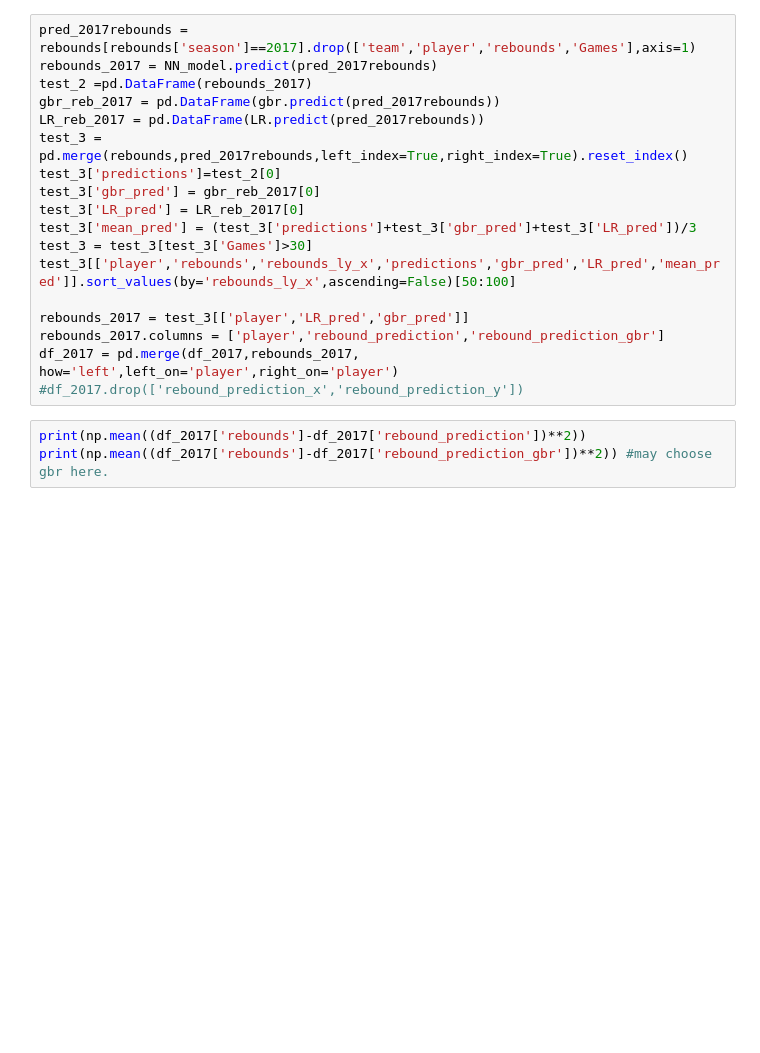
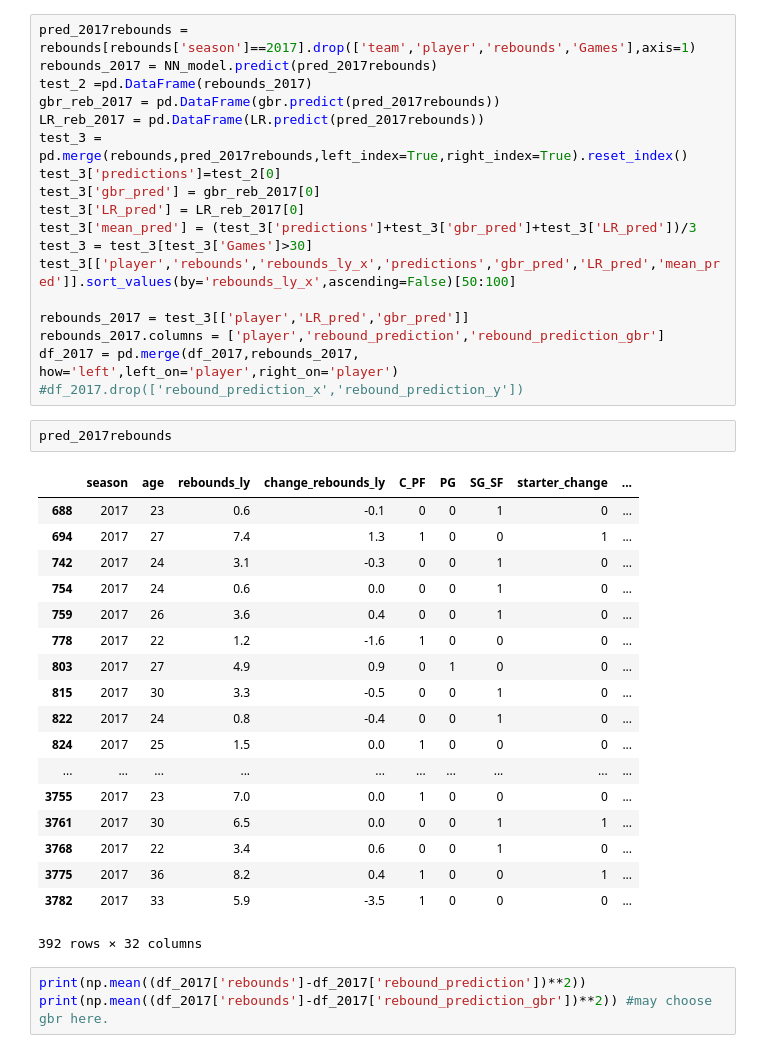
Before and after one commit to RCheer3/Fantasy-Basketball-Capstone-Project, a Jupyter notebook: src/Creating ranking system.ipynb, the cells around one changed output. Drawn from its saved outputs; the diff is of its cells as text; blank space fills up the shorter version.

```diff
--- a/src/Creating ranking system.ipynb
+++ b/src/Creating ranking system.ipynb
@@ -1006,6 +1006,27 @@ rebounds_2017 = test_3[['player','LR_pred','gbr_pred']]
 rebounds_2017.columns = ['player','rebound_prediction','rebound_prediction_gbr']
 df_2017 = pd.merge(df_2017,rebounds_2017, how='left',left_on='player',right_on='player')
 #df_2017.drop(['rebound_prediction_x','rebound_prediction_y'])
+# %%
+pred_2017rebounds
+# %% [output]
+|  | season | age | rebounds_ly | change_rebounds_ly | C_PF | PG | SG_SF | starter_change | ... |
+| 688 | 2017 | 23 | 0.6 | -0.1 | 0 | 0 | 1 | 0 | ... |
+| 694 | 2017 | 27 | 7.4 | 1.3 | 1 | 0 | 0 | 1 | ... |
+| 742 | 2017 | 24 | 3.1 | -0.3 | 0 | 0 | 1 | 0 | ... |
+| 754 | 2017 | 24 | 0.6 | 0.0 | 0 | 0 | 1 | 0 | ... |
+| 759 | 2017 | 26 | 3.6 | 0.4 | 0 | 0 | 1 | 0 | ... |
+| 778 | 2017 | 22 | 1.2 | -1.6 | 1 | 0 | 0 | 0 | ... |
+| 803 | 2017 | 27 | 4.9 | 0.9 | 0 | 1 | 0 | 0 | ... |
+| 815 | 2017 | 30 | 3.3 | -0.5 | 0 | 0 | 1 | 0 | ... |
+| 822 | 2017 | 24 | 0.8 | -0.4 | 0 | 0 | 1 | 0 | ... |
+| 824 | 2017 | 25 | 1.5 | 0.0 | 1 | 0 | 0 | 0 | ... |
+| ... | ... | ... | ... | ... | ... | ... | ... | ... | ... |
+| 3755 | 2017 | 23 | 7.0 | 0.0 | 1 | 0 | 0 | 0 | ... |
+| 3761 | 2017 | 30 | 6.5 | 0.0 | 0 | 0 | 1 | 1 | ... |
+| 3768 | 2017 | 22 | 3.4 | 0.6 | 0 | 0 | 1 | 0 | ... |
+| 3775 | 2017 | 36 | 8.2 | 0.4 | 1 | 0 | 0 | 1 | ... |
+| 3782 | 2017 | 33 | 5.9 | -3.5 | 1 | 0 | 0 | 0 | ... |
+392 rows × 32 columns
 # %%
 print(np.mean((df_2017['rebounds']-df_2017['rebound_prediction'])**2))
 print(np.mean((df_2017['rebounds']-df_2017['rebound_prediction_gbr'])**2)) #may choose gbr here.
```
Also changed, not shown: 4 other files.
